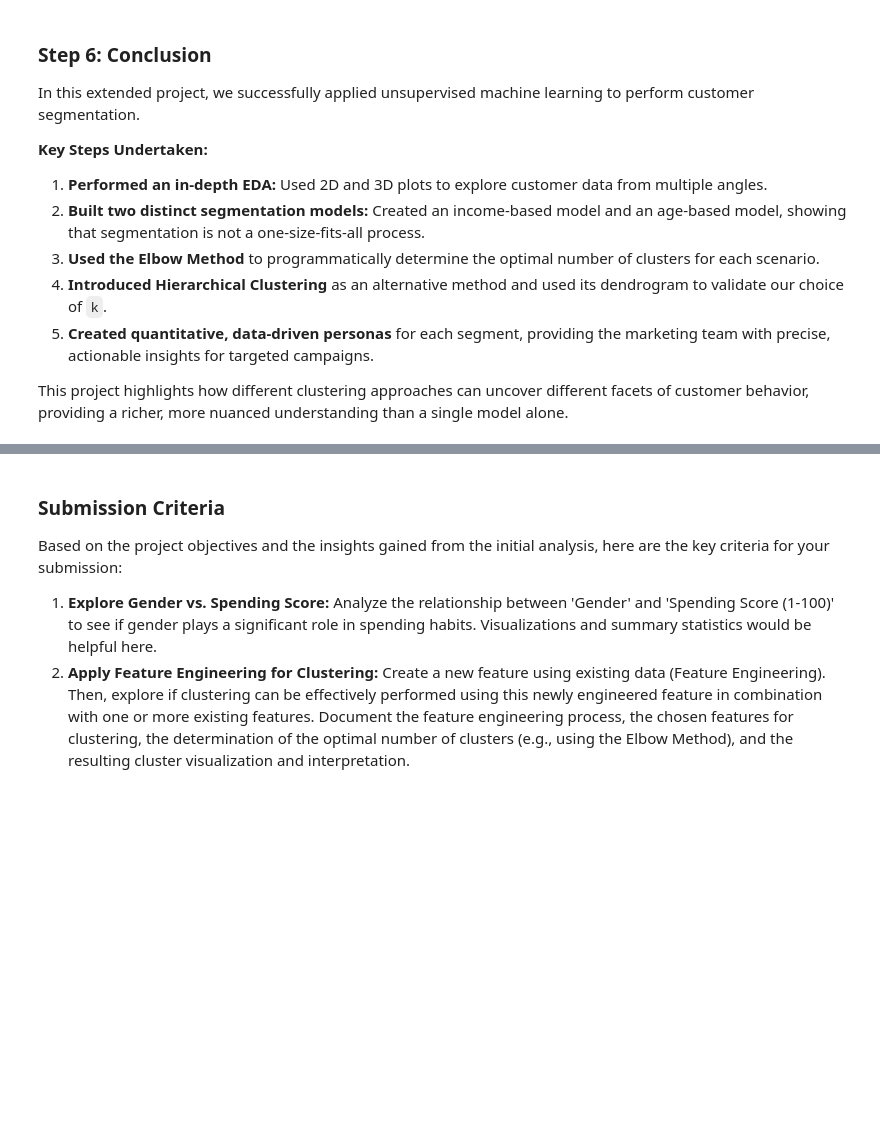
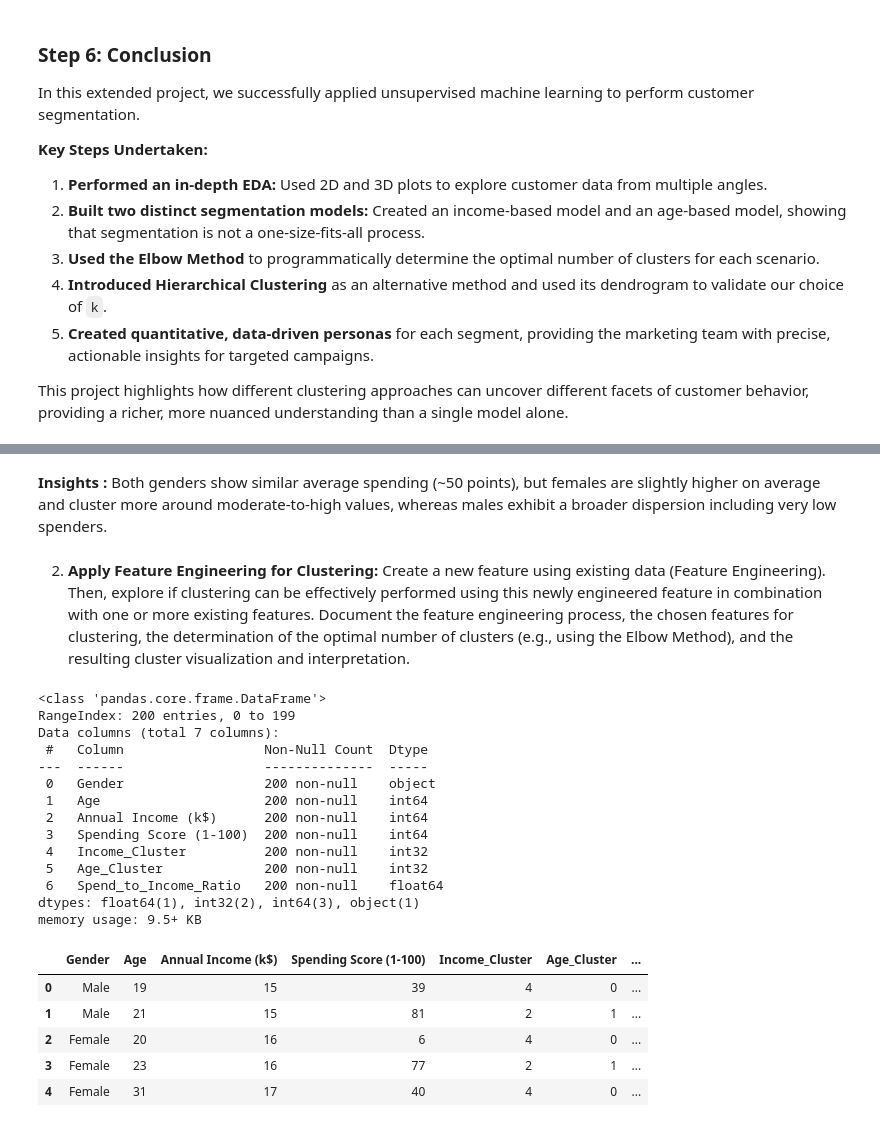
Before and after one commit to GenaroAlejandro/ai-portfolio, a Jupyter notebook: assignments/smart_segmentation_day5/notebook/smart_segmentation_day5.ipynb, the cells around one changed output, grey strips where cells are left out. Saved outputs shown, nothing was run; the diff lists cells and outputs as text; code cells hidden in the pictures; blank space fills up the shorter version.

```diff
--- a/assignments/smart_segmentation_day5/notebook/smart_segmentation_day5.ipynb
+++ b/assignments/smart_segmentation_day5/notebook/smart_segmentation_day5.ipynb
@@ -352,7 +385,34 @@ This project highlights how different clustering approaches can uncover differen
+# %% [markdown]
+**Insights :**
+Both genders show similar average spending (~50 points), but females are slightly higher on average and cluster more around moderate-to-high values, whereas males exhibit a broader dispersion including very low spenders.
 # %% [markdown]
-### Submission Criteria
-
-Based on the project objectives and the insights gained from the initial analysis, here are the key criteria for your submission:
-
-1.  **Explore Gender vs. Spending Score:** Analyze the relationship between 'Gender' and 'Spending Score (1-100)' to see if gender plays a significant role in spending habits. Visualizations and summary statistics would be helpful here.
 2.  **Apply Feature Engineering for Clustering:** Create a new feature using existing data (Feature Engineering). Then, explore if clustering can be effectively performed using this newly engineered feature in combination with one or more existing features. Document the feature engineering process, the chosen features for clustering, the determination of the optimal number of clusters (e.g., using the Elbow Method), and the resulting cluster visualization and interpretation.
+# %%
+# 0) Feature engineering
+df.info()
+eps = 1e-6
+den = df["Annual Income (k$)"].replace(0, eps)
+df["Spend_to_Income_Ratio"] = df["Spending Score (1-100)"] / den
+
+df.head()
+# %% [output]
+<class 'pandas.core.frame.DataFrame'>
+RangeIndex: 200 entries, 0 to 199
+Data columns (total 7 columns):
+ #   Column                  Non-Null Count  Dtype
+---  ------                  --------------  -----
+ 0   Gender                  200 non-null    object
+ 1   Age                     200 non-null    int64
+ 2   Annual Income (k$)      200 non-null    int64
+ 3   Spending Score (1-100)  200 non-null    int64
+ 4   Income_Cluster          200 non-null    int32
+ 5   Age_Cluster             200 non-null    int32
+ 6   Spend_to_Income_Ratio   200 non-null    float64
+dtypes: float64(1), int32(2), int64(3), object(1)
+memory usage: 9.5+ KB
+|  | Gender | Age | Annual Income (k$) | Spending Score (1-100) | Income_Cluster | Age_Cluster | ... |
+| 0 | Male | 19 | 15 | 39 | 4 | 0 | ... |
+| 1 | Male | 21 | 15 | 81 | 2 | 1 | ... |
+| 2 | Female | 20 | 16 | 6 | 4 | 0 | ... |
+| 3 | Female | 23 | 16 | 77 | 2 | 1 | ... |
+| 4 | Female | 31 | 17 | 40 | 4 | 0 | ... |
```
Also changed, not shown: parts of 8 cells of this notebook.
